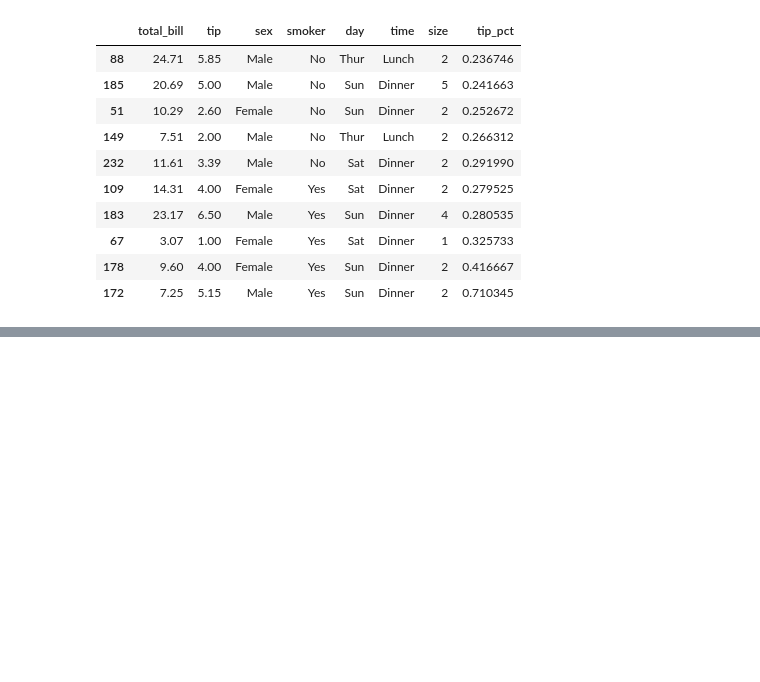
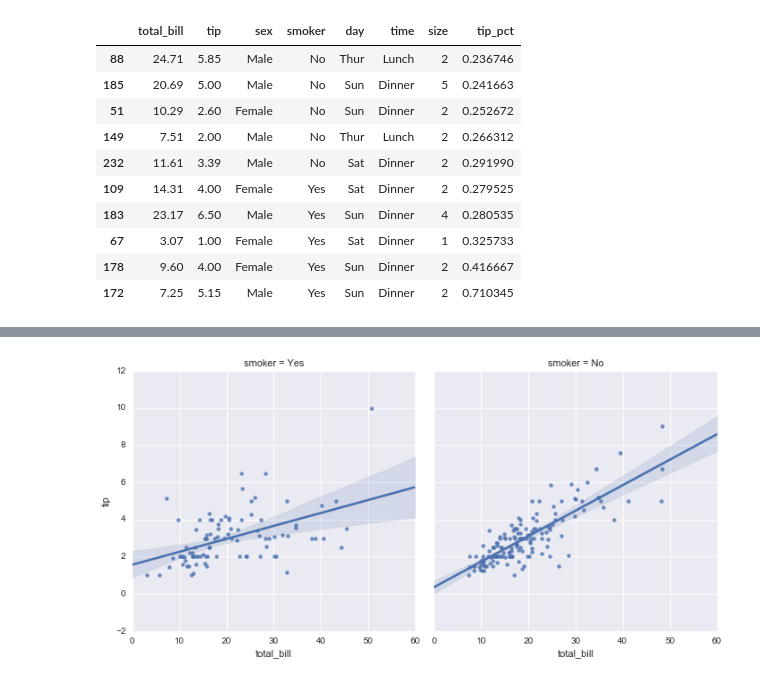
Before and after one commit to yanzhen74/dataanalysisbypython, a Jupyter notebook: ch09third.ipynb, the cells around one changed output, grey strips where cells are left out. Cells and saved outputs as stored; diff of their text form; code cells hidden in the pictures; blank space fills up the shorter version.

```diff
--- a/ch09third.ipynb
+++ b/ch09third.ipynb
@@ -232,0 +319,4 @@ tips.groupby('smoker', group_keys=False).apply(top)
+# %%
+sns.lmplot( "total_bill" , "tip" , tips, col = "smoker" );
+# %% [output]
+[figure, added]
```
Also changed, not shown: parts of 8 cells of this notebook.
